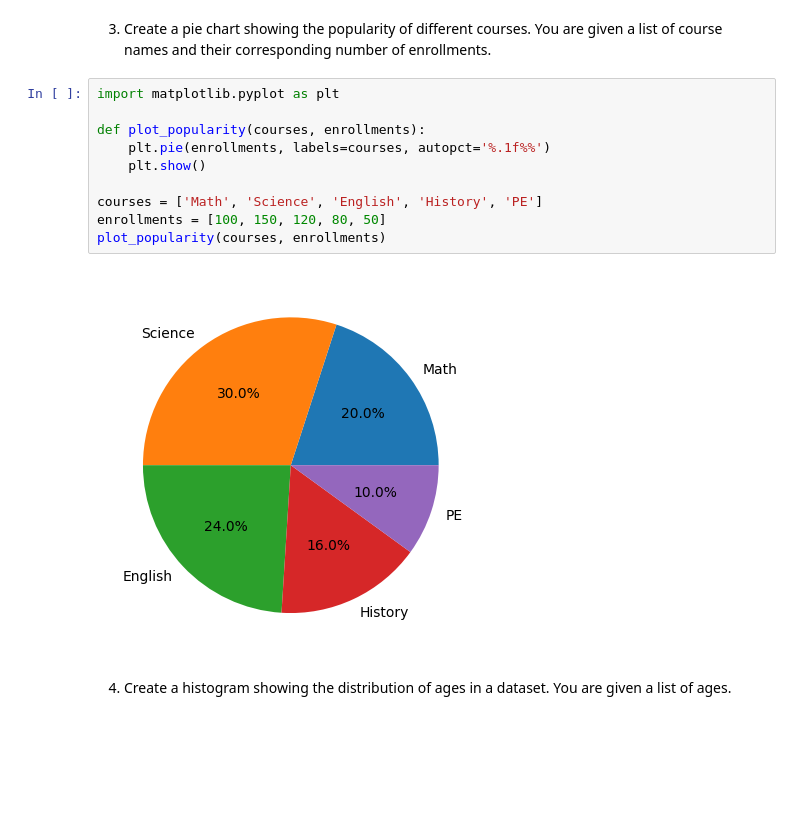
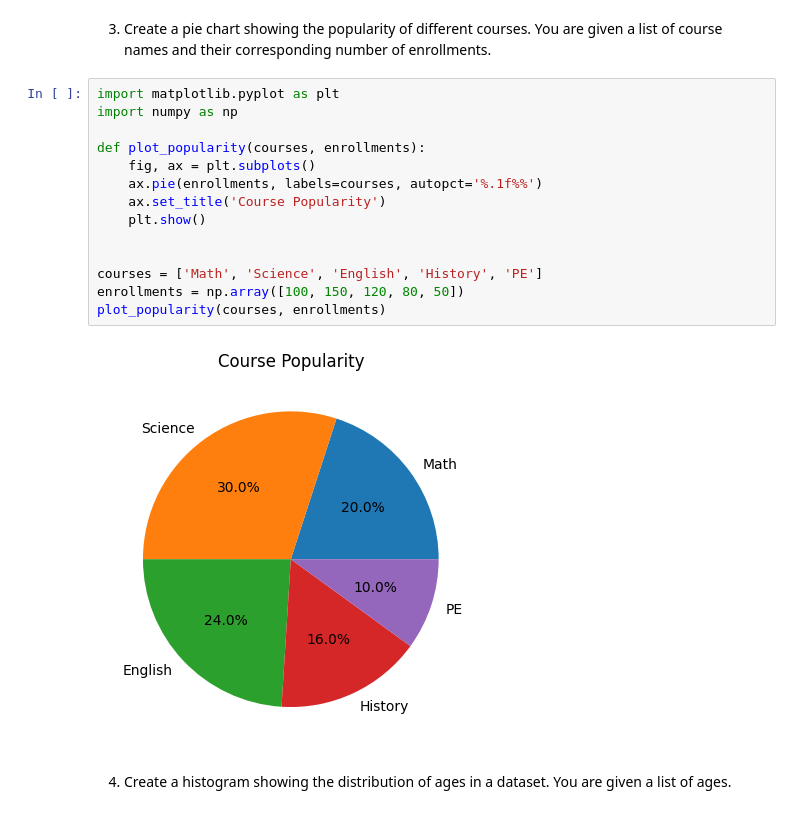
Before and after one commit to bm20050/ai-programming, a Jupyter notebook: lab/day8__lab_matplotlib.ipynb, the cells around one changed output. Saved outputs shown, nothing was run; the diff lists cells and outputs as text; blank space fills up the shorter version.

```diff
--- a/lab/day8__lab_matplotlib.ipynb
+++ b/lab/day8__lab_matplotlib.ipynb
@@ -413,15 +441,19 @@ plot_scores(hours, scores)
 3. Create a pie chart showing the popularity of different courses. You are given a list of course names and their corresponding number of enrollments.
 # %%
 import matplotlib.pyplot as plt
+import numpy as np
 
 def plot_popularity(courses, enrollments):
-    plt.pie(enrollments, labels=courses, autopct='%.1f%%')
+    fig, ax = plt.subplots()
+    ax.pie(enrollments, labels=courses, autopct='%.1f%%')
+    ax.set_title('Course Popularity')
     plt.show()
 
+
 courses = ['Math', 'Science', 'English', 'History', 'PE']
-enrollments = [100, 150, 120, 80, 50]
+enrollments = np.array([100, 150, 120, 80, 50])
 plot_popularity(courses, enrollments)
 # %% [output]
-[figure, old version]
+[figure, new version]
 # %% [markdown]
 4. Create a histogram showing the distribution of ages in a dataset. You are given a list of ages.
```
Also changed, not shown: parts of 16 cells of this notebook, 2 other files.
